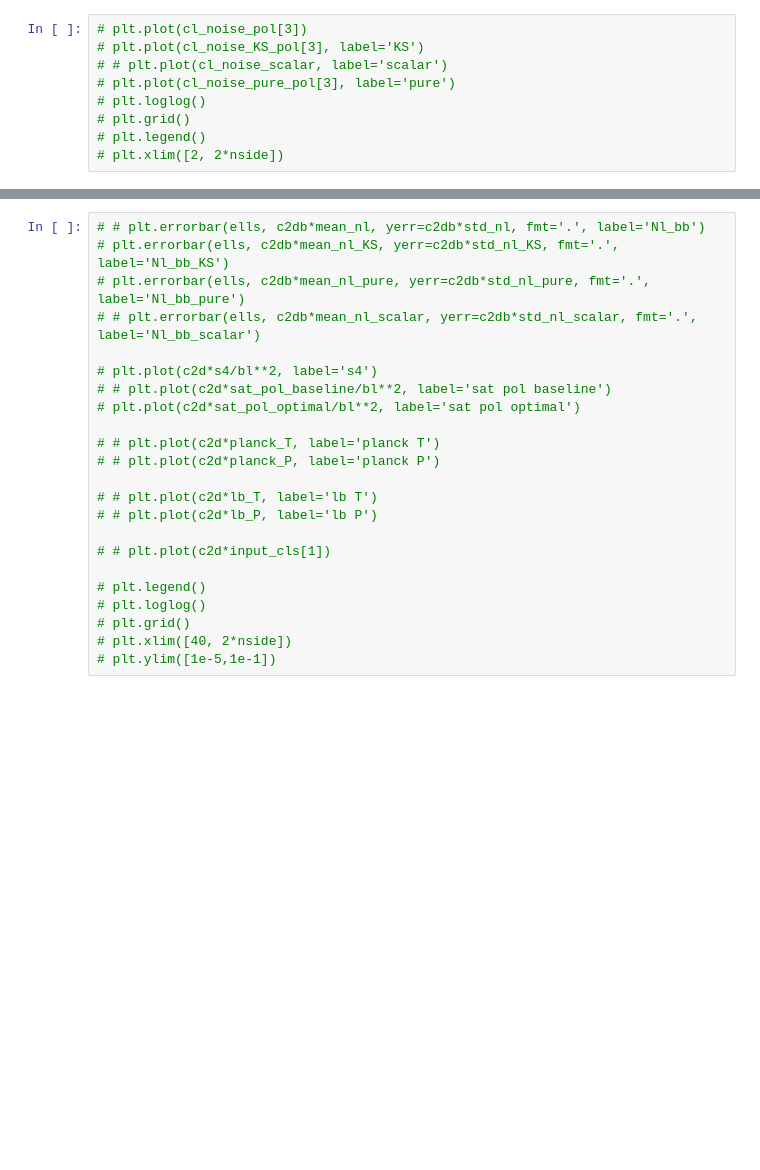
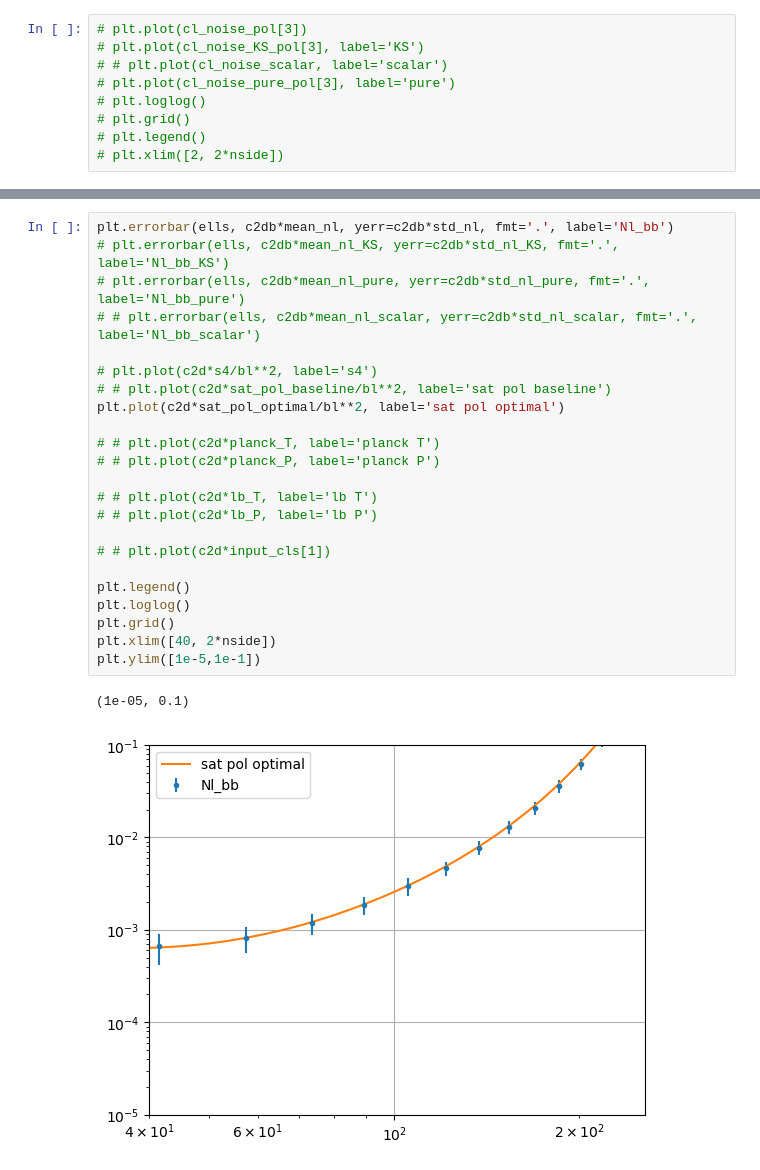
Before and after one commit to catyz/filterbin, a Jupyter notebook: plot.ipynb, the cells around one changed output, grey strips where cells are left out. Saved outputs shown, nothing was run; the diff lists cells and outputs as text; blank space fills up the shorter version.

```diff
--- a/plot.ipynb
+++ b/plot.ipynb
@@ -271,26 +252,29 @@ nmc_noise = 256
 # %%
-# # plt.errorbar(ells, c2db*mean_nl, yerr=c2db*std_nl, fmt='.', label='Nl_bb')
+plt.errorbar(ells, c2db*mean_nl, yerr=c2db*std_nl, fmt='.', label='Nl_bb')
 # plt.errorbar(ells, c2db*mean_nl_KS, yerr=c2db*std_nl_KS, fmt='.', label='Nl_bb_KS')
 # plt.errorbar(ells, c2db*mean_nl_pure, yerr=c2db*std_nl_pure, fmt='.', label='Nl_bb_pure')
 # # plt.errorbar(ells, c2db*mean_nl_scalar, yerr=c2db*std_nl_scalar, fmt='.', label='Nl_bb_scalar')
 
 # plt.plot(c2d*s4/bl**2, label='s4')
 # # plt.plot(c2d*sat_pol_baseline/bl**2, label='sat pol baseline')
-# plt.plot(c2d*sat_pol_optimal/bl**2, label='sat pol optimal')
+plt.plot(c2d*sat_pol_optimal/bl**2, label='sat pol optimal')
 
 # # plt.plot(c2d*planck_T, label='planck T')
 # # plt.plot(c2d*planck_P, label='planck P')
 
 # # plt.plot(c2d*lb_T, label='lb T')
 # # plt.plot(c2d*lb_P, label='lb P')
 
 # # plt.plot(c2d*input_cls[1])
 
-# plt.legend()
-# plt.loglog()
-# plt.grid()
-# plt.xlim([40, 2*nside])
-# plt.ylim([1e-5,1e-1])
+plt.legend()
+plt.loglog()
+plt.grid()
+plt.xlim([40, 2*nside])
+plt.ylim([1e-5,1e-1])
+# %% [output]
+(1e-05, 0.1)
+[figure, added]
 # %%
 nmc = 256
 
```
Also changed, not shown: parts of 21 cells of this notebook, 5 other files.
